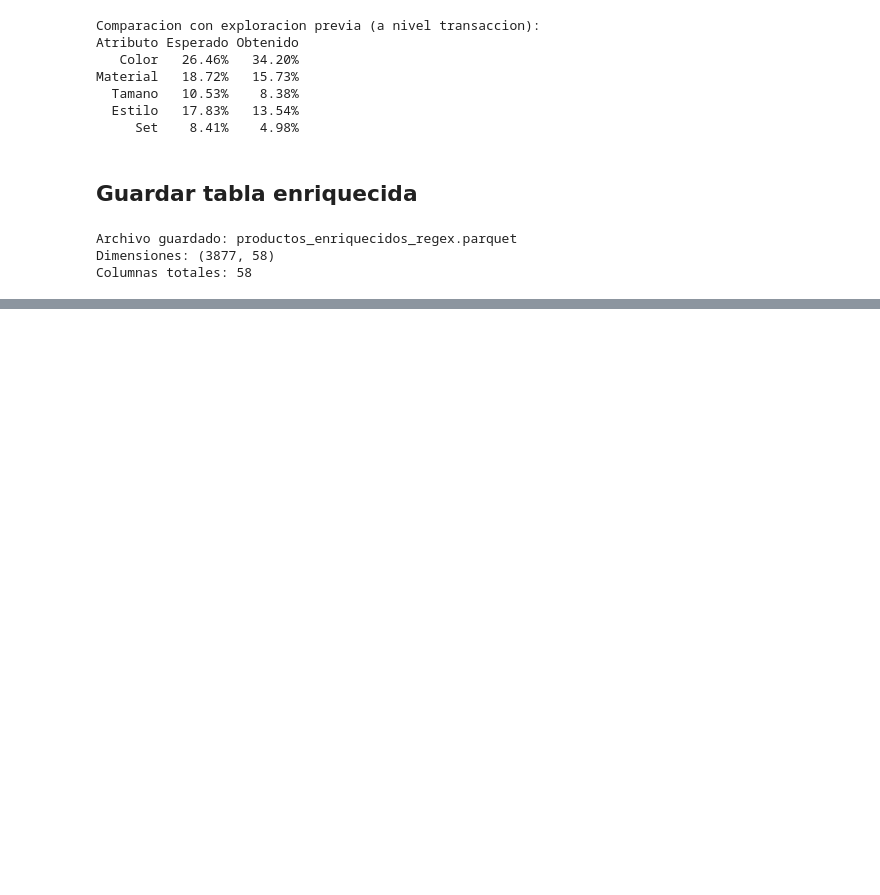
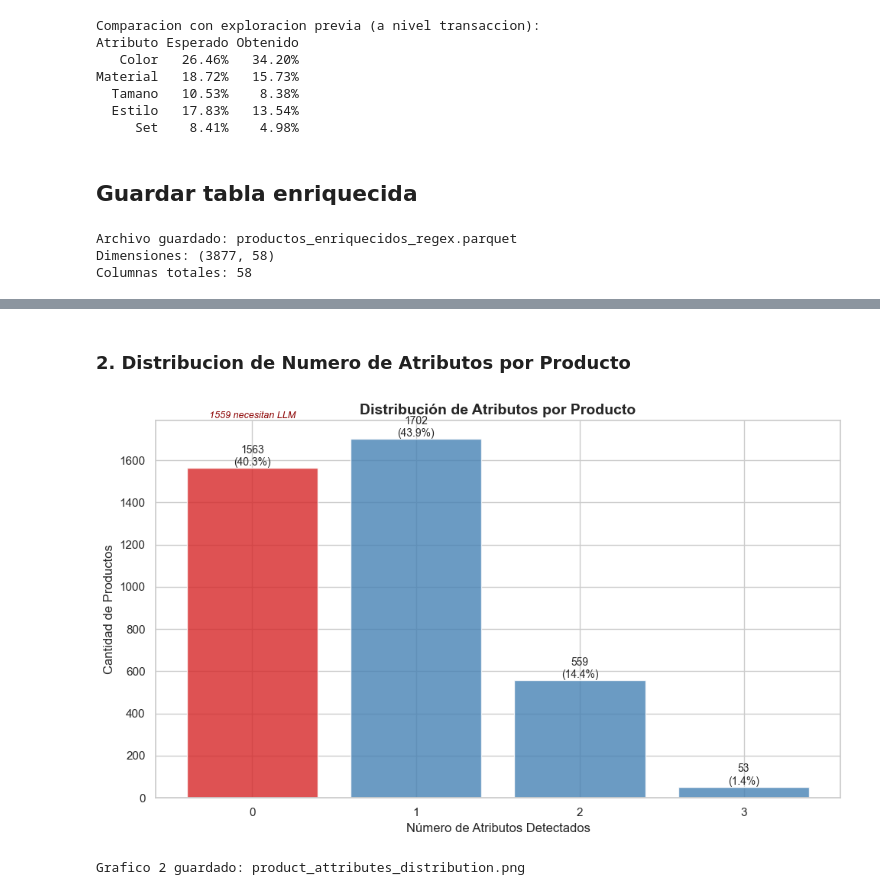
Before and after one commit to gonrc/segmentacion-clientes-ecommerce, a Jupyter notebook: notebooks/4-feat_eng/05-gc-product_enrichment_regex-2026_04_01.ipynb, the cells around one changed output, grey strips where cells are left out. Cells and saved outputs as stored; diff of their text form; code cells hidden in the pictures; blank space fills up the shorter version.

```diff
--- a/notebooks/4-feat_eng/05-gc-product_enrichment_regex-2026_04_01.ipynb
+++ b/notebooks/4-feat_eng/05-gc-product_enrichment_regex-2026_04_01.ipynb
@@ -237,0 +279,36 @@ Columnas totales: 58
+# %% [markdown]
+### 2. Distribucion de Numero de Atributos por Producto
+# %%
+# Grafico 2: Distribucion de n_attributes
+fig, ax = plt.subplots(figsize=(10, 6))
+
+attr_counts = productos['n_attributes'].value_counts().sort_index()
+colors_palette = ['#d62728' if x == 0 else 'steelblue' for x in attr_counts.index]
+
+bars = ax.bar(attr_counts.index, attr_counts.values, color=colors_palette, alpha=0.8)
+ax.set_xlabel('Número de Atributos Detectados', fontsize=12)
+ax.set_ylabel('Cantidad de Productos', fontsize=12)
+ax.set_title('Distribución de Atributos por Producto', fontsize=14, fontweight='bold')
+ax.set_xticks(range(0, 4))
+
+# Agregar valores y porcentajes
+for i, bar in enumerate(bars):
+    height = bar.get_height()
+    pct = (height / len(productos)) * 100
+    ax.text(bar.get_x() + bar.get_width()/2., height,
+            f'{int(height)}\n({pct:.1f}%)',
+            ha='center', va='bottom', fontsize=10)
+
+# Nota especial para productos sin atributos
+ax.text(0, attr_counts[0] * 1.15,
+        f'{productos["needs_llm"].sum()} necesitan LLM',
+        ha='center', fontsize=9, color='darkred', style='italic')
+
+plt.tight_layout()
+plt.savefig(REPORTING_PATH / "product_attributes_distribution.png", dpi=300, bbox_inches='tight')
+plt.show()
+
+print("Grafico 2 guardado: product_attributes_distribution.png")
+# %% [output]
+[figure, added]
+Grafico 2 guardado: product_attributes_distribution.png
```
Also changed, not shown: parts of 8 cells of this notebook, 4 other files.
